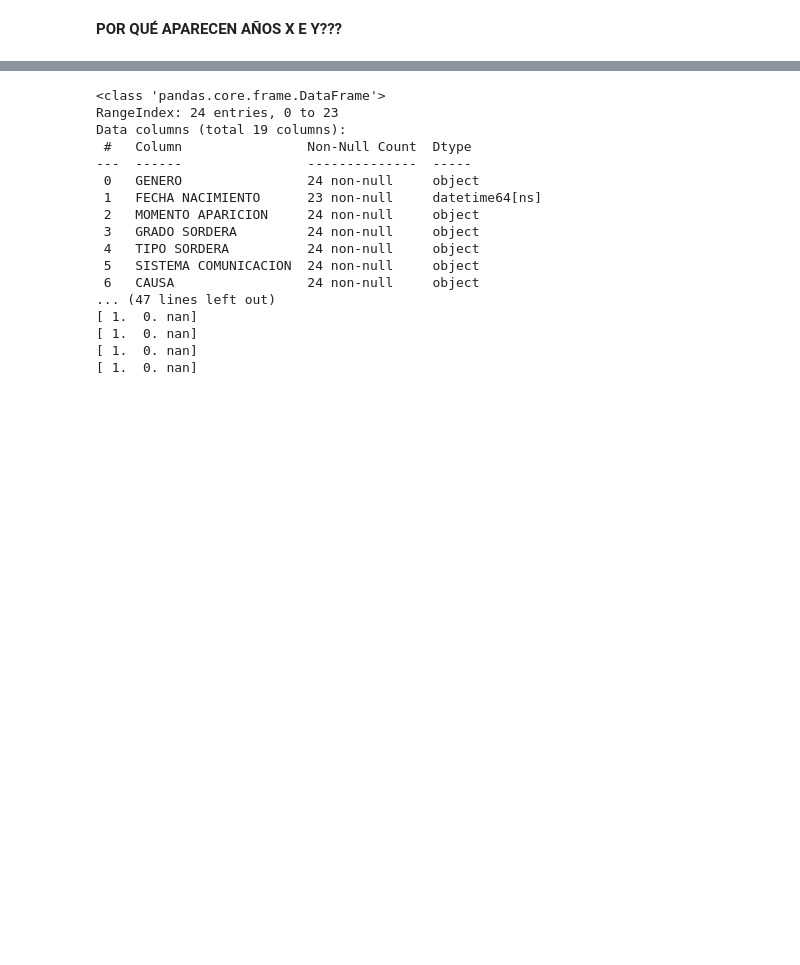
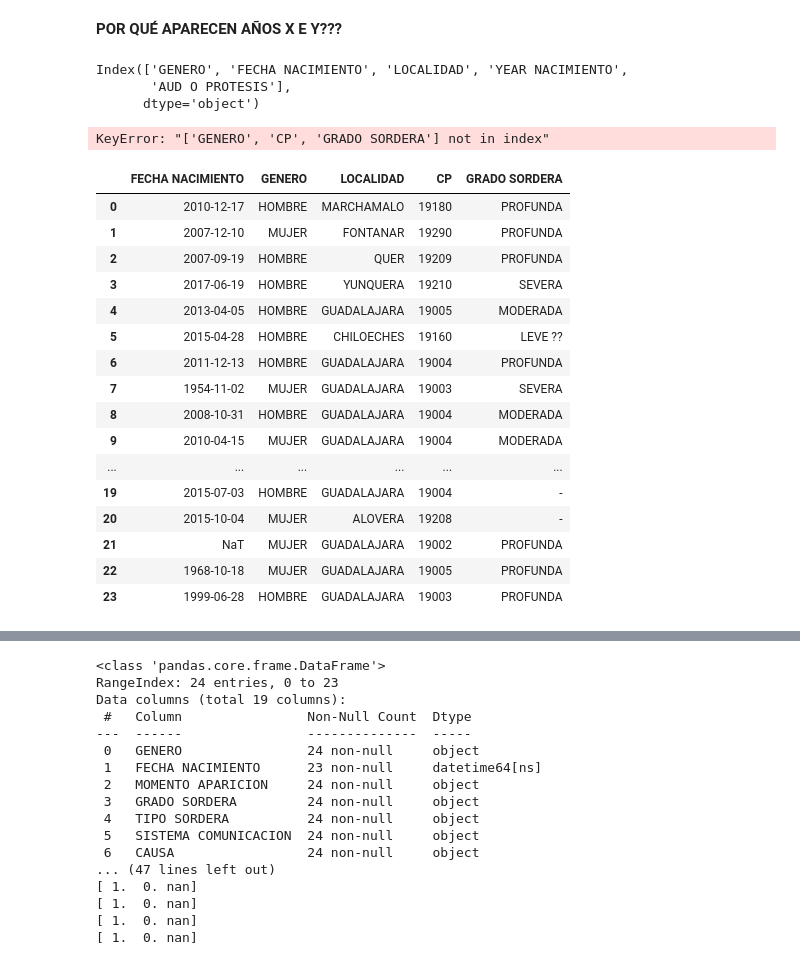
Before and after one commit to Ana-AlonsoCanizares/AA_GRUPO3, a Jupyter notebook: Limpieza_LOG.ipynb, the cells around one changed output, grey strips where cells are left out. Drawn from its saved outputs; the diff is of its cells as text; code cells hidden in the pictures; blank space fills up the shorter version.

```diff
--- a/Limpieza_LOG.ipynb
+++ b/Limpieza_LOG.ipynb
@@ -208,2 +230,32 @@ CR_LOG = year_conversion(CR_LOG)
 # %% [markdown]
 **POR QUÉ APARECEN AÑOS X E Y???**
+# %%
+TO_LOG.columns
+# %% [output]
+Index(['GENERO', 'FECHA NACIMIENTO', 'LOCALIDAD', 'YEAR NACIMIENTO',
+       'AUD O PROTESIS'],
+      dtype='object')
+# %%
+TO_LOG[['FECHA NACIMIENTO', 'GENERO', 'LOCALIDAD', 'CP', 'GRADO SORDERA']]
+# %% [output]
+KeyError: "['GENERO', 'CP', 'GRADO SORDERA'] not in index"
+# %%
+GU_LOG[['FECHA NACIMIENTO', 'GENERO', 'LOCALIDAD', 'CP', 'GRADO SORDERA']]
+# %% [output]
+|  | FECHA NACIMIENTO | GENERO | LOCALIDAD | CP | GRADO SORDERA |
+| 0 | 2010-12-17 | HOMBRE | MARCHAMALO | 19180 | PROFUNDA |
+| 1 | 2007-12-10 | MUJER | FONTANAR | 19290 | PROFUNDA |
+| 2 | 2007-09-19 | HOMBRE | QUER | 19209 | PROFUNDA |
+| 3 | 2017-06-19 | HOMBRE | YUNQUERA | 19210 | SEVERA |
+| 4 | 2013-04-05 | HOMBRE | GUADALAJARA | 19005 | MODERADA |
+| 5 | 2015-04-28 | HOMBRE | CHILOECHES | 19160 | LEVE ?? |
+| 6 | 2011-12-13 | HOMBRE | GUADALAJARA | 19004 | PROFUNDA |
+| 7 | 1954-11-02 | MUJER | GUADALAJARA | 19003 | SEVERA |
+| 8 | 2008-10-31 | HOMBRE | GUADALAJARA | 19004 | MODERADA |
+| 9 | 2010-04-15 | MUJER | GUADALAJARA | 19004 | MODERADA |
+| ... | ... | ... | ... | ... | ... |
+| 19 | 2015-07-03 | HOMBRE | GUADALAJARA | 19004 | - |
+| 20 | 2015-10-04 | MUJER | ALOVERA | 19208 | - |
+| 21 | NaT | MUJER | GUADALAJARA | 19002 | PROFUNDA |
+| 22 | 1968-10-18 | MUJER | GUADALAJARA | 19005 | PROFUNDA |
+| 23 | 1999-06-28 | HOMBRE | GUADALAJARA | 19003 | PROFUNDA |
```
Also changed, not shown: parts of 3 cells of this notebook.
